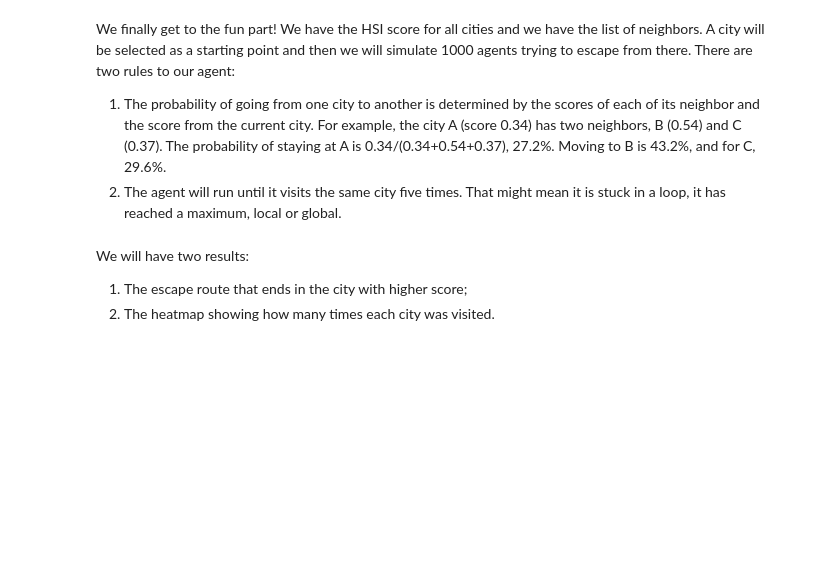
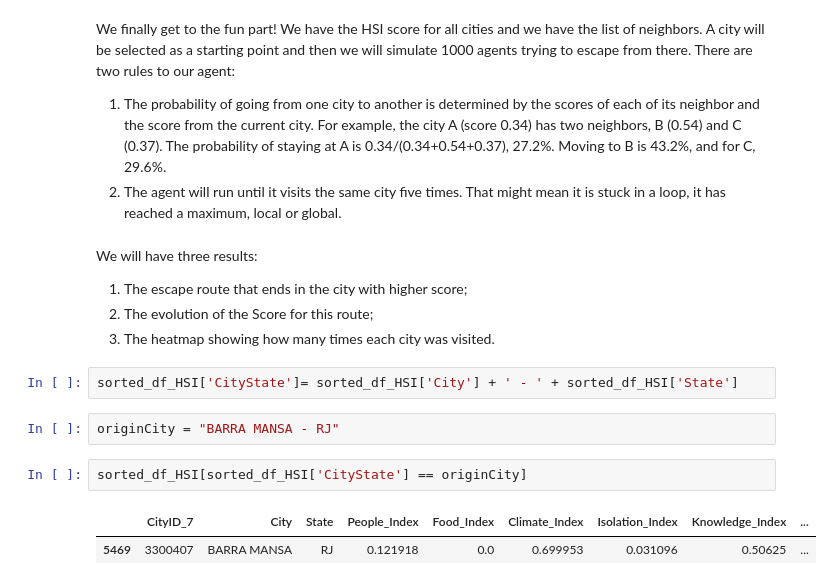
Before and after one commit to secretaria-ICA/Bem_Vindo_ao_Apocalipse_Brasileiro, a Jupyter notebook: apocalipse.ipynb, the cells around one changed output. Cells and saved outputs as stored; diff of their text form; blank space fills up the shorter version.

```diff
--- a/apocalipse.ipynb
+++ b/apocalipse.ipynb
@@ -1573,6 +1575,16 @@ We finally get to the fun part! We have the HSI score for all cities and we have
 1. The probability of going from one city to another is determined by the scores of each of its neighbor and the score from the current city. For example, the city A (score 0.34) has two neighbors, B (0.54) and C (0.37). The probability of staying at A is 0.34/(0.34+0.54+0.37), 27.2%. Moving to B is 43.2%, and for C, 29.6%.
 2. The agent will run until it visits the same city five times. That might mean it is stuck in a loop, it has reached a maximum, local or global.
 # %% [markdown]
-We will have two results:
+We will have three results:
 1. The escape route that ends in the city with higher score;
-2. The heatmap showing how many times each city was visited.
+2. The evolution of the Score for this route;
+3. The heatmap showing how many times each city was visited.
+# %%
+sorted_df_HSI['CityState']= sorted_df_HSI['City'] + ' - ' + sorted_df_HSI['State']
+# %%
+originCity = "BARRA MANSA - RJ"
+# %%
+sorted_df_HSI[sorted_df_HSI['CityState'] == originCity]
+# %% [output]
+|  | CityID_7 | City | State | People_Index | Food_Index | Climate_Index | Isolation_Index | Knowledge_Index | ... |
+| 5469 | 3300407 | BARRA MANSA | RJ | 0.121918 | 0.0 | 0.699953 | 0.031096 | 0.50625 | ... |
```
Also changed, not shown: parts of 15 cells of this notebook.
